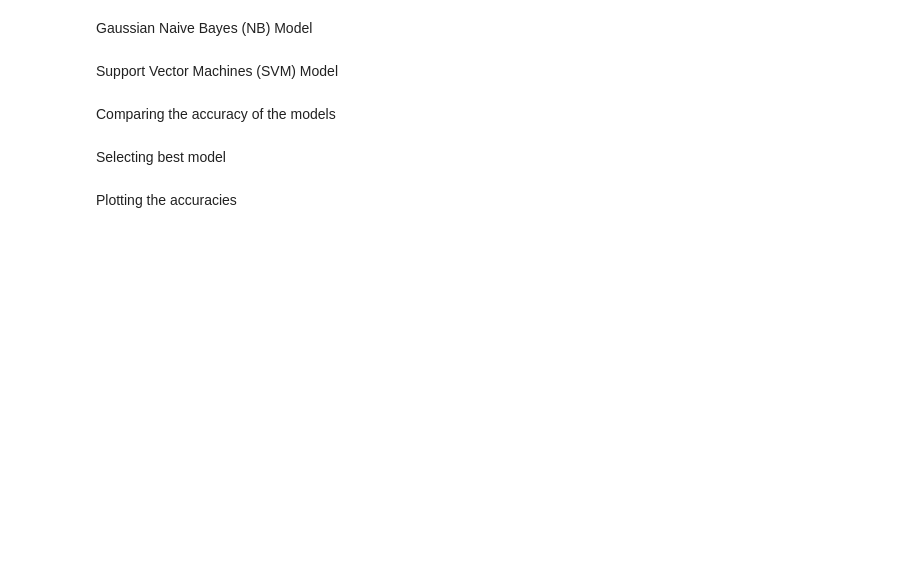
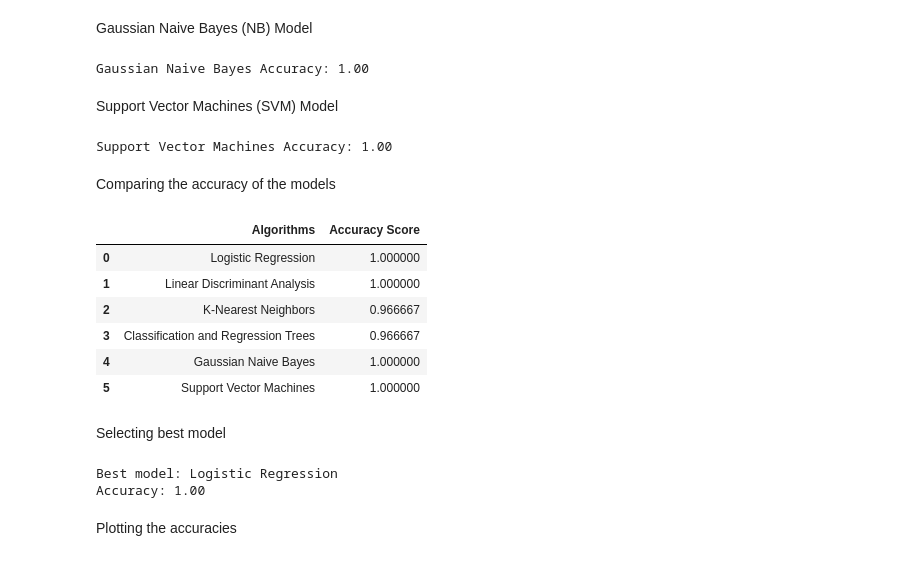
Before and after one commit to Samyoroop-Ghosh/Python, a Jupyter notebook: Lab 6/Python_Assignment_6.ipynb, the cells around one changed output. Drawn from its saved outputs; the diff is of its cells as text; code cells hidden in the pictures; blank space fills up the shorter version.

```diff
--- a/Lab 6/Python_Assignment_6.ipynb
+++ b/Lab 6/Python_Assignment_6.ipynb
@@ -14,7 +16,7 @@ from sklearn.svm import SVC
 # %% [markdown]
 **2. Loading the dataset**
 # %%
-flower_data = pd.read_csv('iris.data')
+flower_data = pd.read_csv('/content/iris.data')
 # %% [markdown]
 **3. Summarizing the dataset**
 # %% [markdown]
@@ -121,6 +194,8 @@ model_nb = GaussianNB()
 model_nb.fit(X_train, Y_train)
 nb_score = model_nb.score(X_test, Y_test)
 print(f"Gaussian Naive Bayes Accuracy: {nb_score:.2f}")
+# %% [output]
+Gaussian Naive Bayes Accuracy: 1.00
 # %% [markdown]
 Support Vector Machines (SVM) Model
 # %%
@@ -128,19 +203,32 @@ model_svm = SVC()
 model_svm.fit(X_train, Y_train)
 svm_score = model_svm.score(X_test, Y_test)
 print(f"Support Vector Machines Accuracy: {svm_score:.2f}")
+# %% [output]
+Support Vector Machines Accuracy: 1.00
 # %% [markdown]
 Comparing the accuracy of the models
 # %%
 accuracy = [lr_score,lda_score,knn_score,cart_score,nb_score,svm_score]
 algorithms = ['Logistic Regression','Linear Discriminant Analysis','K-Nearest Neighbors','Classification and Regression Trees','Gaussian Naive Bayes','Support Vector Machines']
 score_df = pd.DataFrame({'Algorithms': algorithms, 'Accuracy Score': accuracy})
-score_df
+score_df.style.background_gradient(cmap="YlGnBu",high=1,axis=0)
+# %% [output]
+|  | Algorithms | Accuracy Score |
+| 0 | Logistic Regression | 1.000000 |
+| 1 | Linear Discriminant Analysis | 1.000000 |
+| 2 | K-Nearest Neighbors | 0.966667 |
+| 3 | Classification and Regression Trees | 0.966667 |
+| 4 | Gaussian Naive Bayes | 1.000000 |
+| 5 | Support Vector Machines | 1.000000 |
 # %% [markdown]
 Selecting best model
 # %%
 max_index = accuracy.index(max(accuracy))
 best_model = algorithms[max_index]
 print(f"Best model: {best_model} \nAccuracy: {max(accuracy):.2f}")
+# %% [output]
+Best model: Logistic Regression
+Accuracy: 1.00
 # %% [markdown]
 Plotting the accuracies
 # %%
```
Also changed, not shown: parts of 22 cells of this notebook.
